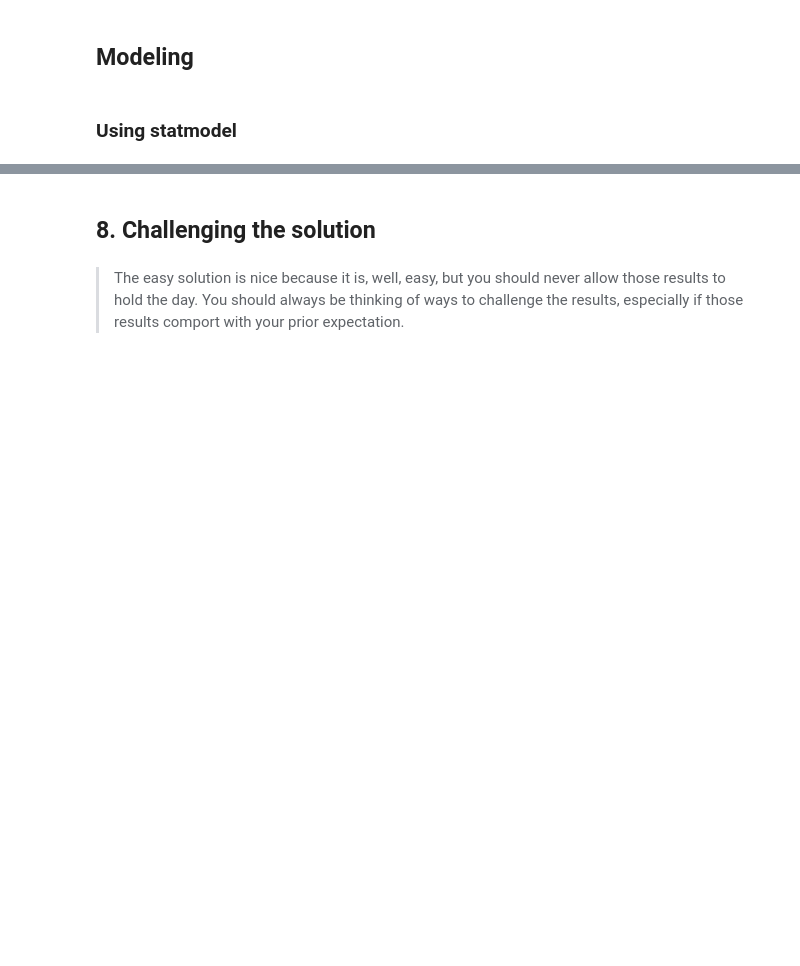
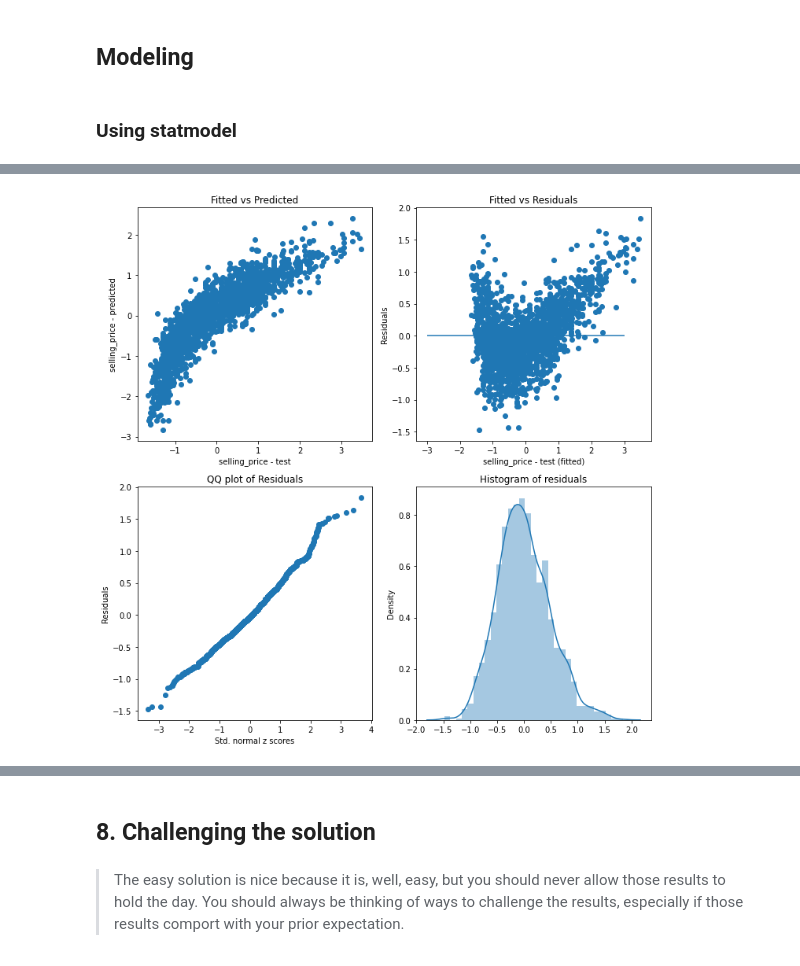
Before and after one commit to Wachira-2030/used-car-price-prediction, a Jupyter notebook: index.ipynb, the cells around one changed output, grey strips where cells are left out. Cells and saved outputs as stored; diff of their text form; code cells hidden in the pictures; blank space fills up the shorter version.

```diff
--- a/index.ipynb
+++ b/index.ipynb
@@ -615,0 +575,3 @@ The code is performing a Shapiro-Wilk test, which is a normality test used to ch
+# %%
+Xscaled_train, Xscaled_test, yscaled_train, yscaled_test = \
+train_test_split(X_scaled, y_scaled, test_size=0.33)
@@ -615,0 +580,3 @@ The code is performing a Shapiro-Wilk test, which is a normality test used to ch
+# %%
+model = LinearRegression()
+model.fit(Xscaled_train, yscaled_train)
@@ -615,0 +660,3 @@ The code is performing a Shapiro-Wilk test, which is a normality test used to ch
+# %%
+yscaled_predicted = model.predict(Xscaled_test)
+residuals_scaled = yscaled_test - yscaled_predicted
@@ -615,0 +666,28 @@ The code is performing a Shapiro-Wilk test, which is a normality test used to ch
+# %%
+fig, axs = plt.subplots(2,2, figsize=(10,10))
+# plt.tight_layout()
+
+plt1 = axs[0][0].scatter(x=yscaled_test, y=yscaled_predicted)
+axs[0][0].set_title('Fitted vs Predicted')
+axs[0][0].set_xlabel('selling_price - test')
+axs[0][0].set_ylabel('selling_price - predicted')
+
+plt2 = axs[0][1].scatter(x=yscaled_test, y=residuals_scaled)
+axs[0][1].hlines(0, xmin=-3, xmax=3)
+axs[0][1].set_title('Fitted vs Residuals')
+axs[0][1].set_xlabel('selling_price - test (fitted)')
+axs[0][1].set_ylabel('Residuals')
+
+from numpy import random
+axs[1][0].scatter(x=sorted(random.randn(len(residuals_scaled))),
+                  y=sorted(residuals_scaled['selling_price']))
+axs[1][0].set_title('QQ plot of Residuals')
+axs[1][0].set_xlabel('Std. normal z scores')
+axs[1][0].set_ylabel('Residuals')
+
+sns.distplot(residuals_scaled, ax=axs[1][1])
+axs[1][1].set_title('Histogram of residuals')
+plt.tight_layout()
+plt.show()
+# %% [output]
+[figure, added]
```
Also changed, not shown: parts of 44 cells of this notebook.
